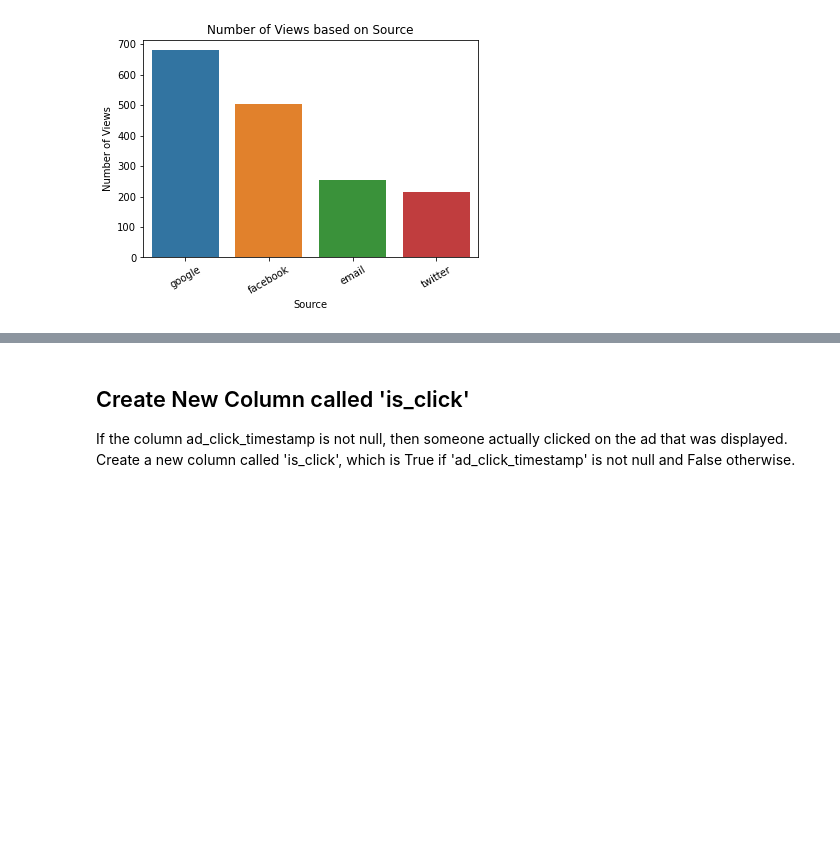
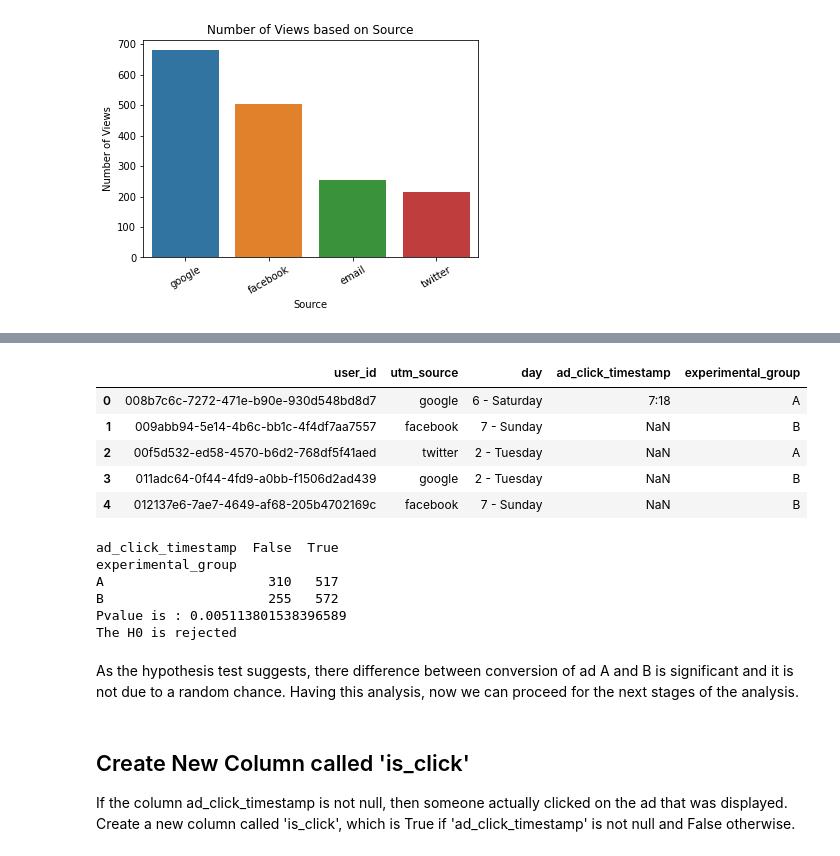
Before and after one commit to pedramsafaeifar/Ad_Clicks___AB_Testing, a Jupyter notebook: Ad_AB_Test_Using_Pandas_Aggregates.ipynb, the cells around one changed output, grey strips where cells are left out. Cells and saved outputs as stored; diff of their text form; code cells hidden in the pictures; blank space fills up the shorter version.

```diff
--- a/Ad_AB_Test_Using_Pandas_Aggregates.ipynb
+++ b/Ad_AB_Test_Using_Pandas_Aggregates.ipynb
@@ -84,3 +129,34 @@ ad_clicks\
+# %%
+ad_clicks.head()
+# %% [output]
+|  | user_id | utm_source | day | ad_click_timestamp | experimental_group |
+| 0 | 008b7c6c-7272-471e-b90e-930d548bd8d7 | google | 6 - Saturday | 7:18 | A |
+| 1 | 009abb94-5e14-4b6c-bb1c-4f4df7aa7557 | facebook | 7 - Sunday | NaN | B |
+| 2 | 00f5d532-ed58-4570-b6d2-768df5f41aed | twitter | 2 - Tuesday | NaN | A |
+| 3 | 011adc64-0f44-4fd9-a0bb-f1506d2ad439 | google | 2 - Tuesday | NaN | B |
+| 4 | 012137e6-7ae7-4649-af68-205b4702169c | facebook | 7 - Sunday | NaN | B |
+# %%
+ads_a = ad_clicks[ad_clicks.experimental_group == 'A']
+ads_b = ad_clicks[ad_clicks.experimental_group == 'B']
+crosstab_ab = pd.crosstab(ad_clicks.experimental_group, ad_clicks.ad_click_timestamp.isnull())
+print(crosstab_ab)
+crosstab_ab[True][0]
+chi2, pval, dof, expected = stats.chi2_contingency(crosstab_ab)
+print('Pvalue is :', pval)
+
+if pval <= 0.050:
+    print('The H0 is rejected')
+else:
+    print('H0 is NOT rejected')
+# %% [output]
+ad_click_timestamp  False  True
+experimental_group
+A                     310   517
+B                     255   572
+Pvalue is : 0.005113801538396589
+The H0 is rejected
+# %% [markdown]
+As the hypothesis test suggests, there difference between conversion of ad A and B is significant and it is not due to a random chance. Having this analysis, now we can proceed for the next stages of the analysis.
 # %% [markdown]
 ## Create New Column called 'is_click'
 If the column ad_click_timestamp is not null, then someone actually clicked on the ad that was displayed.
```
Also changed, not shown: parts of 15 cells of this notebook.
